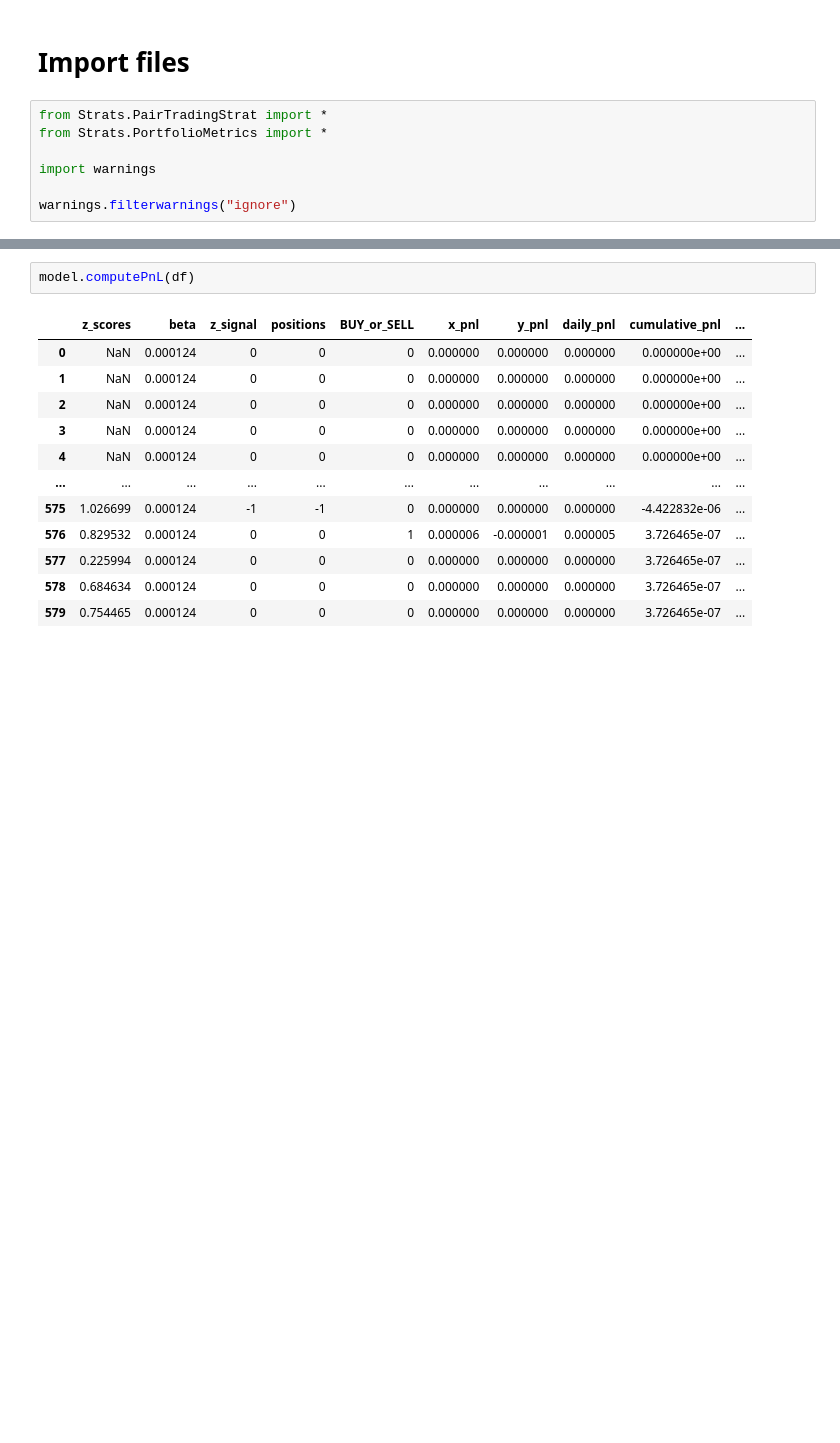
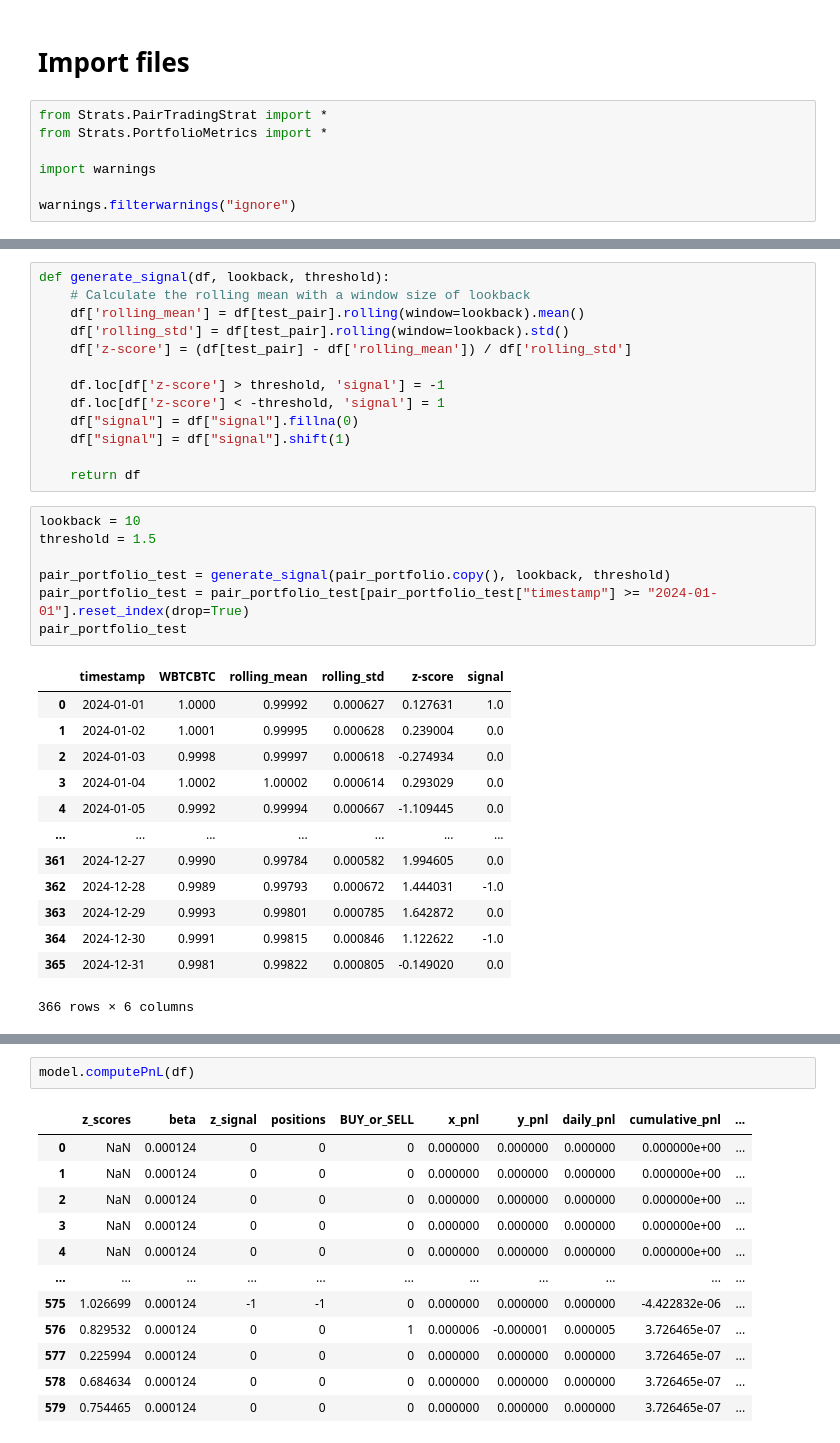
Before and after one commit to saltedpotato/qf635-microstructure-project, a Jupyter notebook: test_strats.ipynb, the cells around one changed output, grey strips where cells are left out. Cells and saved outputs as stored; diff of their text form; blank space fills up the shorter version.

```diff
--- a/test_strats.ipynb
+++ b/test_strats.ipynb
@@ -54,0 +53,34 @@ pair_portfolio
+# %%
+def generate_signal(df, lookback, threshold):
+    # Calculate the rolling mean with a window size of lookback
+    df['rolling_mean'] = df[test_pair].rolling(window=lookback).mean()
+    df['rolling_std'] = df[test_pair].rolling(window=lookback).std()
+    df['z-score'] = (df[test_pair] - df['rolling_mean']) / df['rolling_std']
+
+    df.loc[df['z-score'] > threshold, 'signal'] = -1
+    df.loc[df['z-score'] < -threshold, 'signal'] = 1
+    df["signal"] = df["signal"].fillna(0)
+    df["signal"] = df["signal"].shift(1)
+
+    return df
+# %%
+lookback = 10
+threshold = 1.5
+
+pair_portfolio_test = generate_signal(pair_portfolio.copy(), lookback, threshold)
+pair_portfolio_test = pair_portfolio_test[pair_portfolio_test["timestamp"] >= "2024-01-01"].reset_index(drop=True)
+pair_portfolio_test
+# %% [output]
+|  | timestamp | WBTCBTC | rolling_mean | rolling_std | z-score | signal |
+| 0 | 2024-01-01 | 1.0000 | 0.99992 | 0.000627 | 0.127631 | 1.0 |
+| 1 | 2024-01-02 | 1.0001 | 0.99995 | 0.000628 | 0.239004 | 0.0 |
+| 2 | 2024-01-03 | 0.9998 | 0.99997 | 0.000618 | -0.274934 | 0.0 |
+| 3 | 2024-01-04 | 1.0002 | 1.00002 | 0.000614 | 0.293029 | 0.0 |
+| 4 | 2024-01-05 | 0.9992 | 0.99994 | 0.000667 | -1.109445 | 0.0 |
+| ... | ... | ... | ... | ... | ... | ... |
+| 361 | 2024-12-27 | 0.9990 | 0.99784 | 0.000582 | 1.994605 | 0.0 |
+| 362 | 2024-12-28 | 0.9989 | 0.99793 | 0.000672 | 1.444031 | -1.0 |
+| 363 | 2024-12-29 | 0.9993 | 0.99801 | 0.000785 | 1.642872 | 0.0 |
+| 364 | 2024-12-30 | 0.9991 | 0.99815 | 0.000846 | 1.122622 | -1.0 |
+| 365 | 2024-12-31 | 0.9981 | 0.99822 | 0.000805 | -0.149020 | 0.0 |
+366 rows × 6 columns
```
Also changed, not shown: parts of 8 cells of this notebook, 2 other files.
